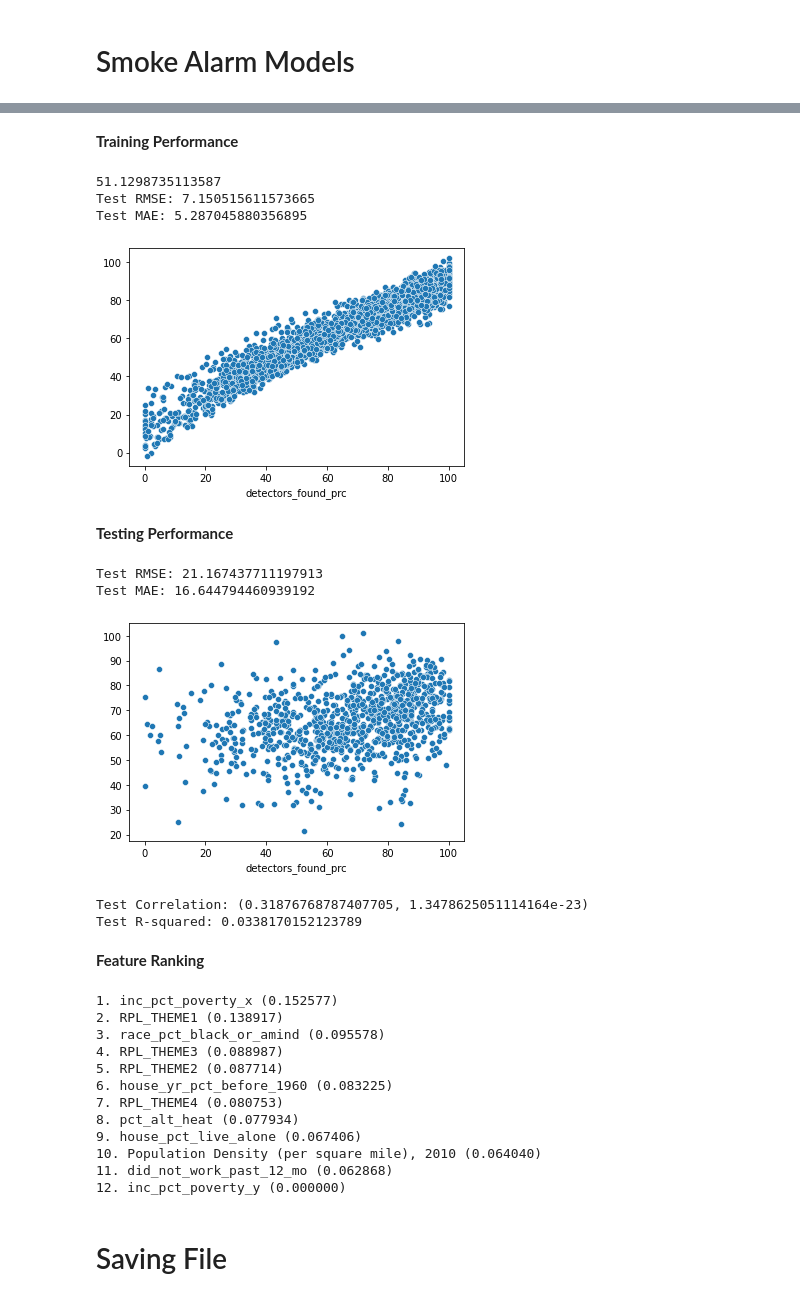
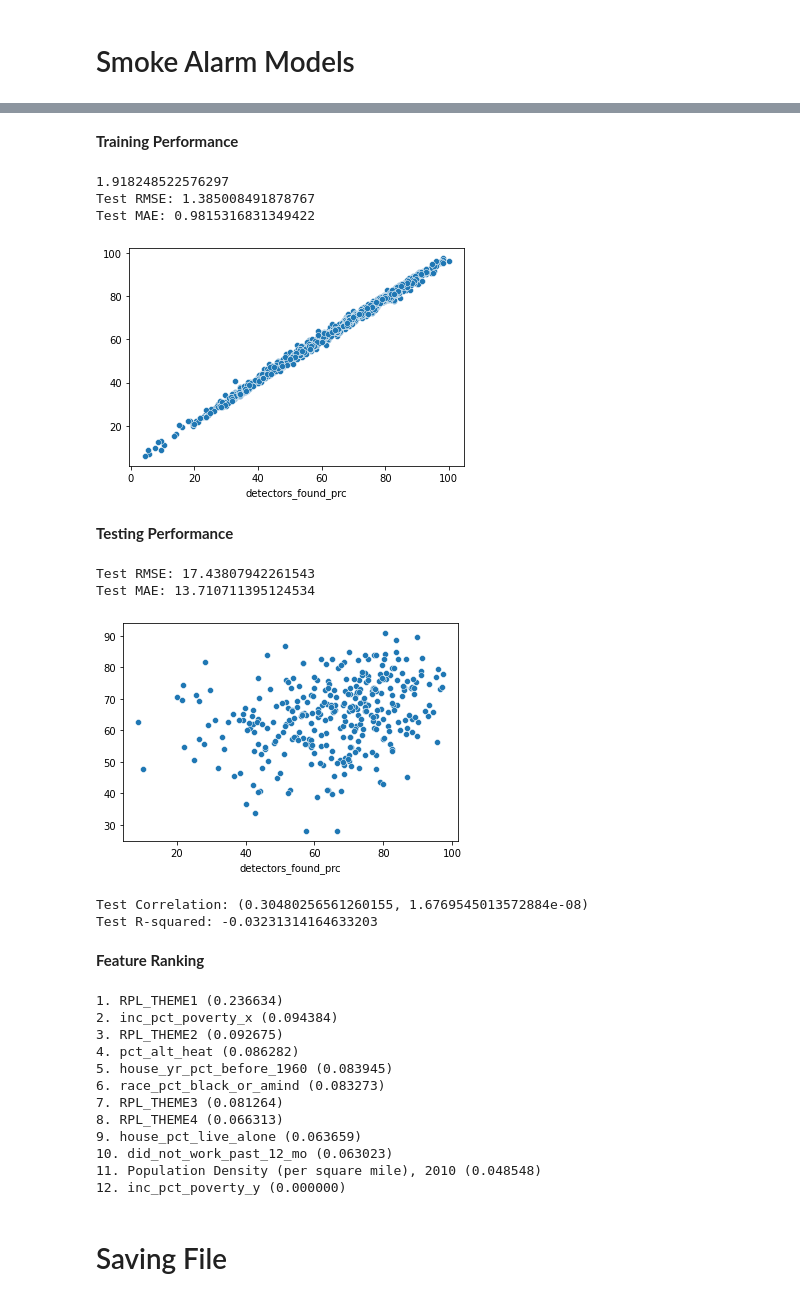
Before and after one commit to DataKind-DC/rcp2, a Jupyter notebook: testScript.ipynb, the cells around one changed output, grey strips where cells are left out. Cells and saved outputs as stored; diff of their text form; code cells hidden in the pictures.

Commit message:
Tract and County Level outputs
1) match output files of Tract and County level to Block Group and 2) compare models run at various levels with models urn at Block Group and then aggregated to levels

```diff
--- a/testScript.ipynb
+++ b/testScript.ipynb
@@ -106,6 +106,6 @@ ACS_tract.data
 # %%
 #include level
-NFIRS_tract = DataLoaders.NFIRSData('tract',ACS_tract.tot_pop)
-NFIRS_Sev_tract = DataLoaders.NFIRSData('tract',ACS_tract.tot_pop,sev=True)
+NFIRS_county = DataLoaders.NFIRSData('county',ACS_county.tot_pop, pop_thresh = 50)
+NFIRS_Sev_county = DataLoaders.NFIRSData('county',ACS_county.tot_pop,pop_thresh = 50, sev=True)
 # %%
 #include level
@@ -117,7 +117,7 @@ FPM =  FireRiskModels('propensity')
 # %%
 display(Markdown('## Fire Propensity Model'))
 
-FPM.train(NFIRS_tract,ACS_tract,ACS_cols_to_use)
+FPM.train(NFIRS_county,ACS_county,ACS_cols_to_use)
 #FPM.train(NFIRS,ACS,ACS_cols_to_use)
 # %% [output]
 ## Fire Propensity Model
@@ -147,7 +147,7 @@ weighted avg       0.93      0.82      0.85     73056
 # %%
 display(Markdown('## Fire Severity Model'))
 
-FSM.train(NFIRS_Sev_tract,ACS_tract,ACS_cols_to_use)
+FSM.train(NFIRS_Sev_county,ACS_county,ACS_cols_to_use)
 #FSM.train(NFIRS_Sev,ACS,ACS_cols_to_use)
 # %% [output]
 ## Fire Severity Model
@@ -199,4 +199,4 @@ SVI.data
 # %%
-SVI_tract =  DataLoaders.SVIData(ACS_tract.data, ACS.tot_pop, 'tract')
-SVI_tract.data
+SVI_county =  DataLoaders.SVIData(ACS_county.data, ACS.tot_pop, 'county')
+SVI_county.data
 # %% [output]
@@ -218,7 +235,7 @@ SVI_tract.data
 Smoke = SmokeAlarmModels()
 # %%
 svi_use = True
-smoke_prediction = Smoke.trainModels(ARC,ACS_tract.data,ACS.tot_pop, SVI_tract, ACS_cols_to_use,svi_use, utils.DATA['data'], 'tract')
+smoke_prediction = Smoke.trainModels(ARC,ACS_county.data,ACS.tot_pop, SVI_county, ACS_cols_to_use,svi_use, utils.DATA['data'], 'county')
 #smoke_prediction = Smoke.trainModels(ARC,ACS.data,ACS.tot_pop, SVI, ACS_cols_to_use,svi_use, utils.DATA['data'], 'block_group')
 # %% [output]
 Training State smoke alarm stats model
@@ -232,26 +249,26 @@ sm
 **Training Performance**
-51.1298735113587
-Test RMSE: 7.150515611573665
-Test MAE: 5.287045880356895
+1.918248522576297
+Test RMSE: 1.385008491878767
+Test MAE: 0.9815316831349422
-[figure, old version]
+[figure, new version]
 **Testing Performance**
-Test RMSE: 21.167437711197913
-Test MAE: 16.644794460939192
+Test RMSE: 17.43807942261543
+Test MAE: 13.710711395124534
-[figure, old version]
+[figure, new version]
-Test Correlation: (0.31876768787407705, 1.3478625051114164e-23)
-Test R-squared: 0.0338170152123789
+Test Correlation: (0.30480256561260155, 1.6769545013572884e-08)
+Test R-squared: -0.03231314164633203
 **Feature Ranking**
-1. inc_pct_poverty_x (0.152577)
-2. RPL_THEME1 (0.138917)
-3. race_pct_black_or_amind (0.095578)
-4. RPL_THEME3 (0.088987)
-5. RPL_THEME2 (0.087714)
-6. house_yr_pct_before_1960 (0.083225)
-7. RPL_THEME4 (0.080753)
-8. pct_alt_heat (0.077934)
-9. house_pct_live_alone (0.067406)
-10. Population Density (per square mile), 2010 (0.064040)
-11. did_not_work_past_12_mo (0.062868)
+1. RPL_THEME1 (0.236634)
+2. inc_pct_poverty_x (0.094384)
+3. RPL_THEME2 (0.092675)
+4. pct_alt_heat (0.086282)
+5. house_yr_pct_before_1960 (0.083945)
+6. race_pct_black_or_amind (0.083273)
+7. RPL_THEME3 (0.081264)
+8. RPL_THEME4 (0.066313)
+9. house_pct_live_alone (0.063659)
+10. did_not_work_past_12_mo (0.063023)
+11. Population Density (per square mile), 2010 (0.048548)
 12. inc_pct_poverty_y (0.000000)
 # %% [markdown]
 # Saving File
```
Also changed, not shown: parts of 23 cells of this notebook, 2 other files.
